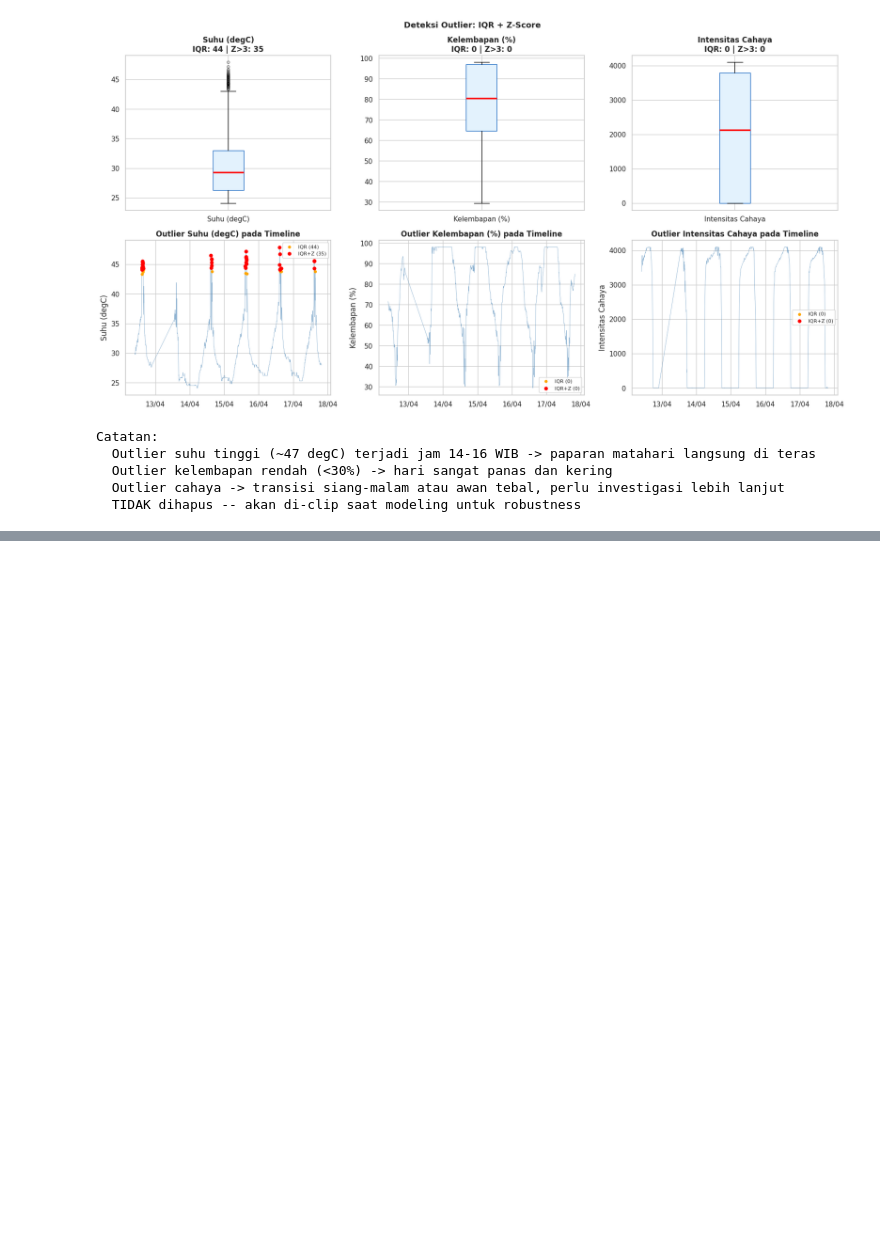
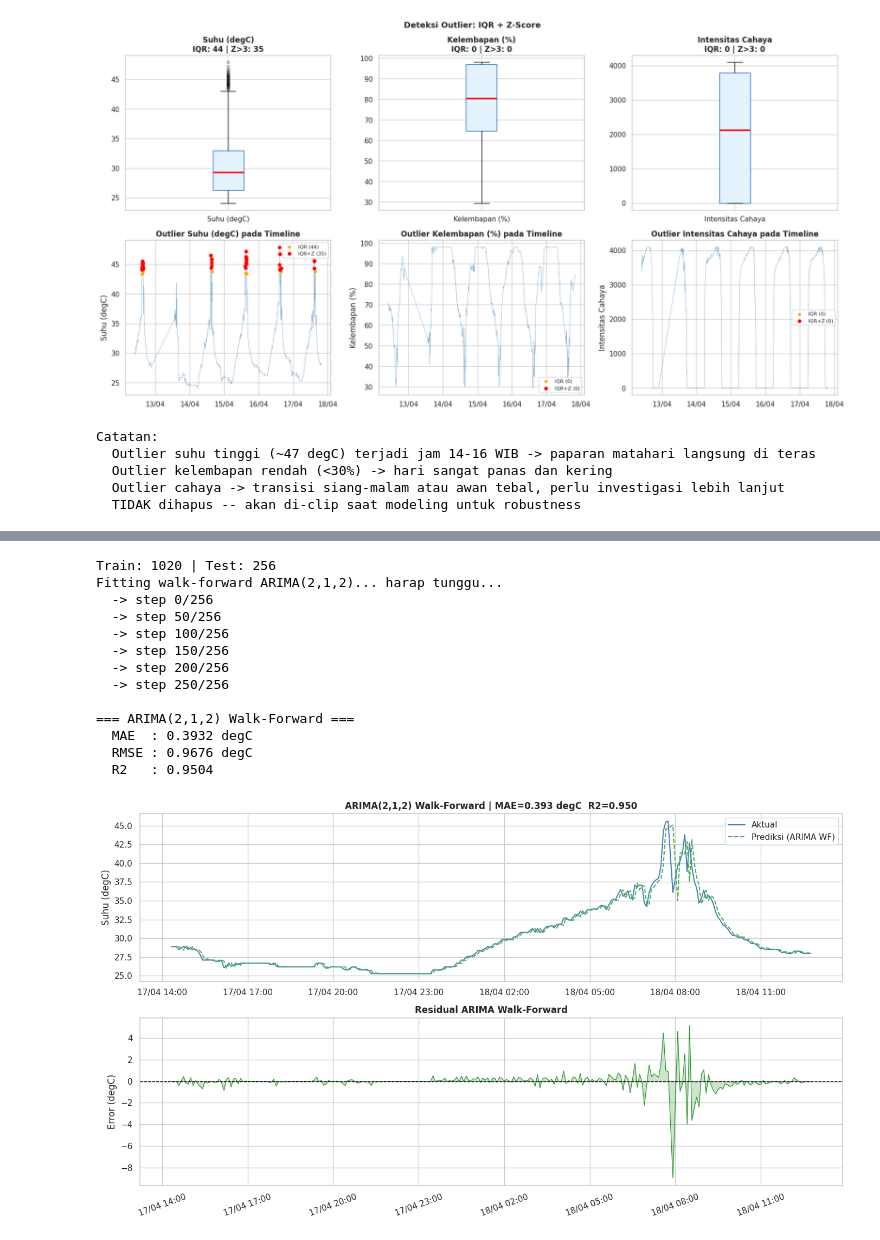
Before and after one commit to delafajarmulia/suhu-detector-ai, a Jupyter notebook: weather_analysis_2.ipynb, the cells around one changed output, grey strips where cells are left out. Drawn from its saved outputs; the diff is of its cells as text; code cells hidden in the pictures; blank space fills up the shorter version.

```diff
--- a/weather_analysis_2.ipynb
+++ b/weather_analysis_2.ipynb
@@ -754,0 +840,57 @@ Catatan:
+# %%
+test_a   = suhu_arr[split_a:]
+test_idx = df_model.index[split_a:]
+
+print(f'Train: {split_a} | Test: {len(test_a)}')
+print('Fitting walk-forward ARIMA(2,1,2)... harap tunggu...')
+
+predictions_wf = []
+for i in range(len(test_a)):
+    hist = suhu_arr[:split_a + i]
+    m    = ARIMA(hist, order=(2, 1, 2)).fit()
+    predictions_wf.append(m.forecast(1)[0])
+    if i % 50 == 0:
+        print(f'  -> step {i}/{len(test_a)}')
+
+predictions_wf = np.array(predictions_wf)
+
+mae_ar  = mean_absolute_error(test_a, predictions_wf)
+rmse_ar = np.sqrt(mean_squared_error(test_a, predictions_wf))
+r2_ar   = r2_score(test_a, predictions_wf)
+
+print(f'\n=== ARIMA(2,1,2) Walk-Forward ===')
+print(f'  MAE  : {mae_ar:.4f} degC')
+print(f'  RMSE : {rmse_ar:.4f} degC')
+print(f'  R2   : {r2_ar:.4f}')
+
+fig, axes = plt.subplots(2, 1, figsize=(14, 8))
+axes[0].plot(test_idx, test_a, label='Aktual', color='steelblue', lw=1.5)
+axes[0].plot(test_idx, predictions_wf, label='Prediksi (ARIMA WF)', color='#4CAF50', lw=1.5, ls='--')
+axes[0].set_title(f'ARIMA(2,1,2) Walk-Forward | MAE={mae_ar:.3f} degC  R2={r2_ar:.3f}', fontweight='bold')
+axes[0].set_ylabel('Suhu (degC)'); axes[0].legend()
+axes[0].xaxis.set_major_formatter(mdates.DateFormatter('%d/%m %H:%M'))
+
+res_ar = test_a - predictions_wf
+axes[1].plot(test_idx, res_ar, color='green', lw=0.8, alpha=0.8)
+axes[1].axhline(0, color='black', ls='--', lw=1)
+axes[1].fill_between(test_idx, res_ar, alpha=0.2, color='green')
+axes[1].set_title('Residual ARIMA Walk-Forward', fontweight='bold')
+axes[1].set_ylabel('Error (degC)')
+axes[1].xaxis.set_major_formatter(mdates.DateFormatter('%d/%m %H:%M'))
+
+plt.xticks(rotation=20); plt.tight_layout(); plt.show()
+# %% [output]
+Train: 1020 | Test: 256
+Fitting walk-forward ARIMA(2,1,2)... harap tunggu...
+  -> step 0/256
+  -> step 50/256
+  -> step 100/256
+  -> step 150/256
+  -> step 200/256
+  -> step 250/256
+
+=== ARIMA(2,1,2) Walk-Forward ===
+  MAE  : 0.3932 degC
+  RMSE : 0.9676 degC
+  R2   : 0.9504
+[figure, added]
```
Also changed, not shown: parts of 4 cells of this notebook.
